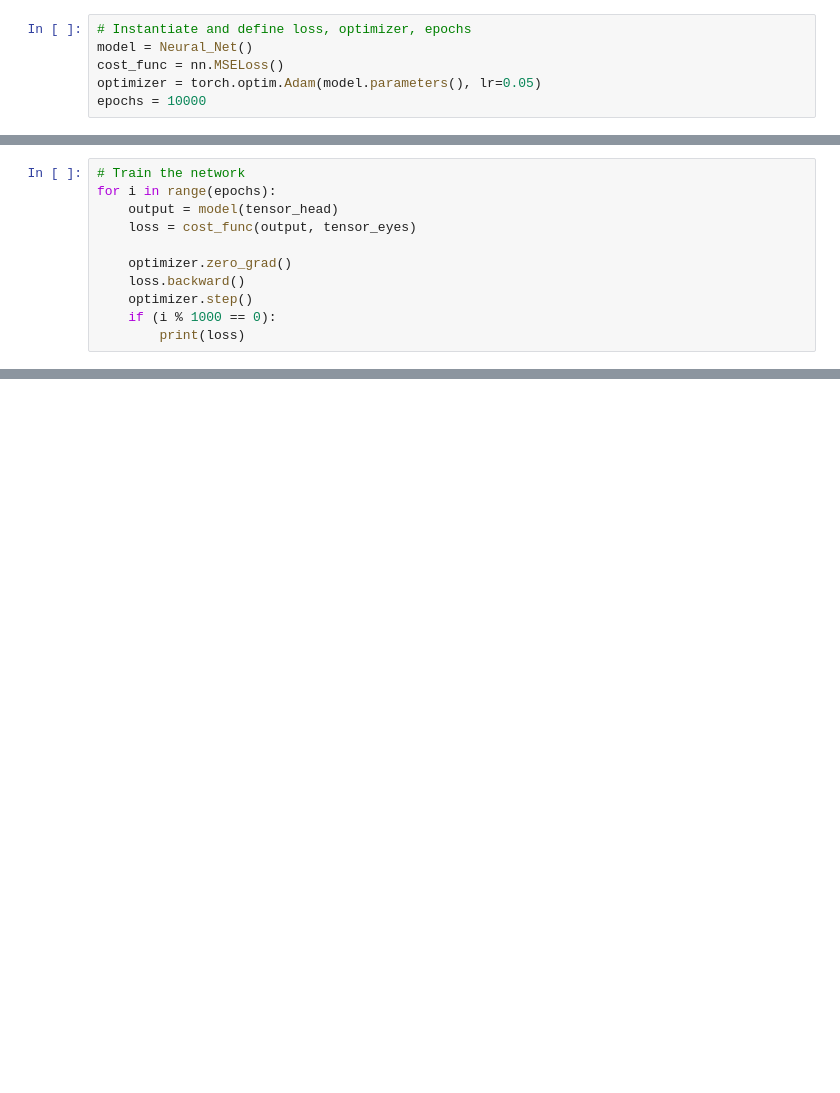
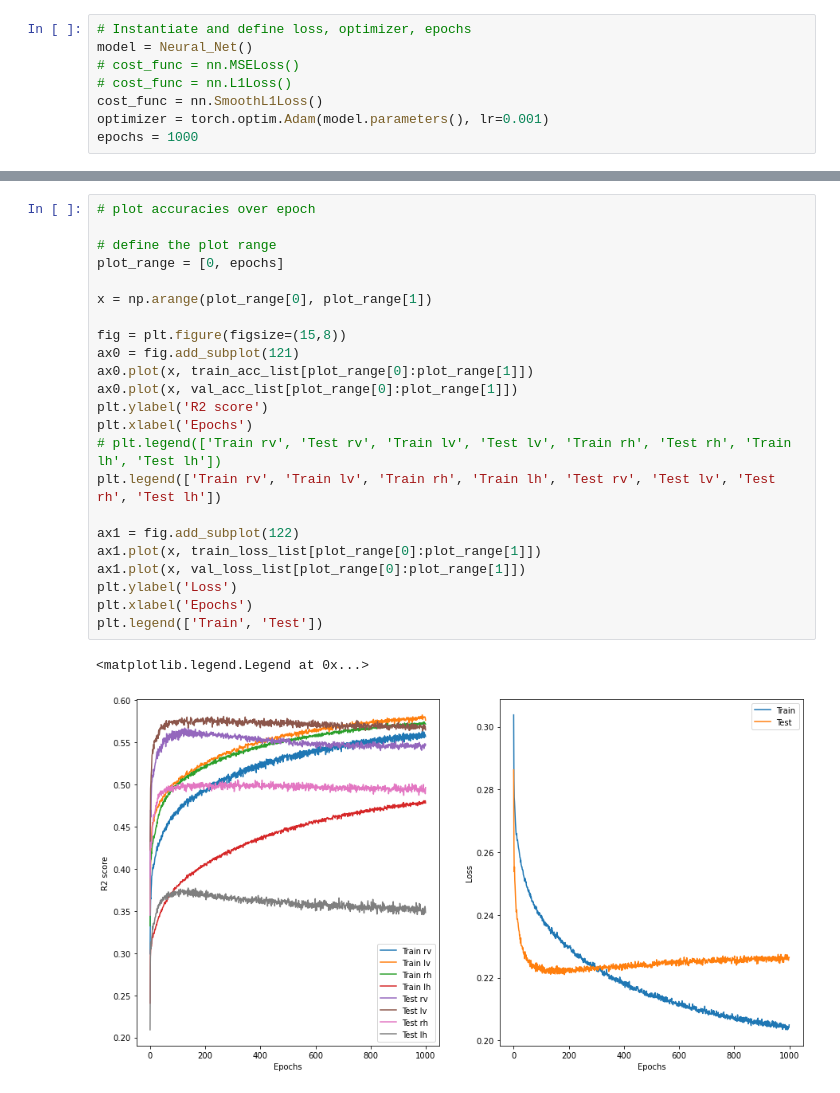
Before and after one commit to drguggiana/eye_prediction, a Jupyter notebook: eye_prediction_network.ipynb, the cells around one changed output, grey strips where cells are left out. Cells and saved outputs as stored; diff of their text form; blank space fills up the shorter version.

Commit message:
added the notebook network

```diff
--- a/eye_prediction_network.ipynb
+++ b/eye_prediction_network.ipynb
@@ -94,6 +335,8 @@ class Neural_Net(nn.Module):
 # %%
 # Instantiate and define loss, optimizer, epochs
 model = Neural_Net()
-cost_func = nn.MSELoss()
-optimizer = torch.optim.Adam(model.parameters(), lr=0.05)
-epochs = 10000
+# cost_func = nn.MSELoss()
+# cost_func = nn.L1Loss()
+cost_func = nn.SmoothL1Loss()
+optimizer = torch.optim.Adam(model.parameters(), lr=0.001)
+epochs = 1000
@@ -118,11 +342,0 @@ torch.Size([31086, 2])
-# %%
-# Train the network
-for i in range(epochs):
-    output = model(tensor_head)
-    loss = cost_func(output, tensor_eyes)
-
-    optimizer.zero_grad()
-    loss.backward()
-    optimizer.step()
-    if (i % 1000 == 0):
-        print(loss)
@@ -140,3 +390,29 @@ tensor(0.0088, grad_fn=<MseLossBackward0>)
+# %%
+# plot accuracies over epoch
+
+# define the plot range
+plot_range = [0, epochs]
+
+x = np.arange(plot_range[0], plot_range[1])
+
+fig = plt.figure(figsize=(15,8))
+ax0 = fig.add_subplot(121)
+ax0.plot(x, train_acc_list[plot_range[0]:plot_range[1]])
+ax0.plot(x, val_acc_list[plot_range[0]:plot_range[1]])
+plt.ylabel('R2 score')
+plt.xlabel('Epochs')
+# plt.legend(['Train rv', 'Test rv', 'Train lv', 'Test lv', 'Train rh', 'Test rh', 'Train lh', 'Test lh'])
+plt.legend(['Train rv', 'Train lv', 'Train rh', 'Train lh', 'Test rv', 'Test lv', 'Test rh', 'Test lh'])
+
+ax1 = fig.add_subplot(122)
+ax1.plot(x, train_loss_list[plot_range[0]:plot_range[1]])
+ax1.plot(x, val_loss_list[plot_range[0]:plot_range[1]])
+plt.ylabel('Loss')
+plt.xlabel('Epochs')
+plt.legend(['Train', 'Test'])
+# %% [output]
+<matplotlib.legend.Legend at 0x...>
+[figure, added]
 # %%
 # Export the model
 
```
Also changed, not shown: parts of 13 cells of this notebook.
